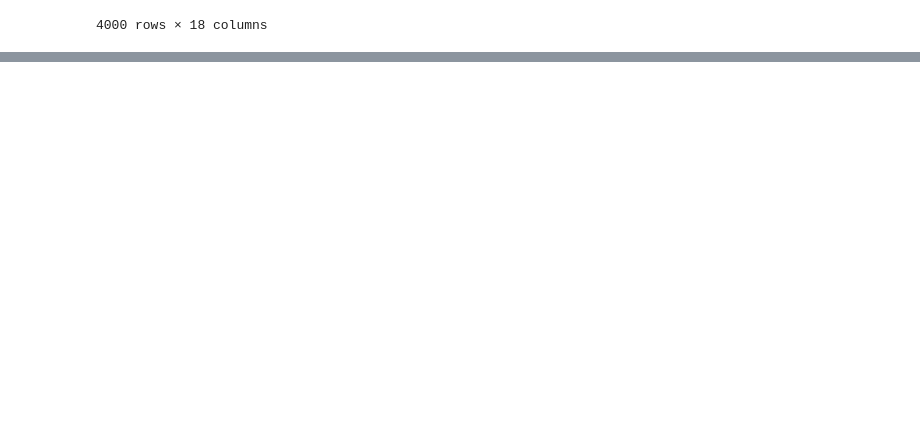
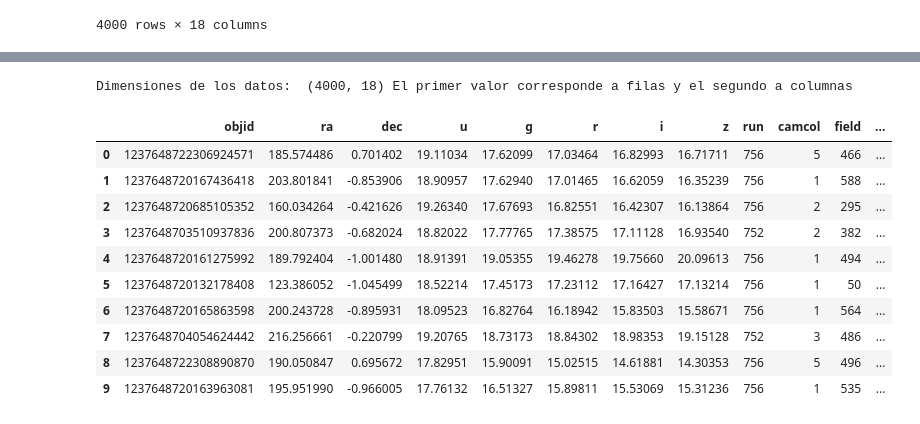
Before and after one commit to Marcosespa/Laboratorio-1-BI, a Jupyter notebook: laboratorios-master/202510/Laboratorio 1 - Regresión/lab1.ipynb, the cells around one changed output, grey strips where cells are left out. Saved outputs shown, nothing was run; the diff lists cells and outputs as text; code cells hidden in the pictures; blank space fills up the shorter version.

```diff
--- a/laboratorios-master/202510/Laboratorio 1 - Regresión/lab1.ipynb
+++ b/laboratorios-master/202510/Laboratorio 1 - Regresión/lab1.ipynb
@@ -32,0 +65,20 @@ data_t
+# %%
+#Entendimiento del tamaño del data Set a ser manejado
+print('Dimensiones de los datos: ', data_t.shape, 'El primer valor corresponde a filas y el segundo a columnas')
+# %% [output]
+Dimensiones de los datos:  (4000, 18) El primer valor corresponde a filas y el segundo a columnas
+# %%
+# Visualizacion de los primeros 10 datos
+display(data_t.head(10))
+# %% [output]
+|  | objid | ra | dec | u | g | r | i | z | run | camcol | field | ... |
+| 0 | 1237648722306924571 | 185.574486 | 0.701402 | 19.11034 | 17.62099 | 17.03464 | 16.82993 | 16.71711 | 756 | 5 | 466 | ... |
+| 1 | 1237648720167436418 | 203.801841 | -0.853906 | 18.90957 | 17.62940 | 17.01465 | 16.62059 | 16.35239 | 756 | 1 | 588 | ... |
+| 2 | 1237648720685105352 | 160.034264 | -0.421626 | 19.26340 | 17.67693 | 16.82551 | 16.42307 | 16.13864 | 756 | 2 | 295 | ... |
+| 3 | 1237648703510937836 | 200.807373 | -0.682024 | 18.82022 | 17.77765 | 17.38575 | 17.11128 | 16.93540 | 752 | 2 | 382 | ... |
+| 4 | 1237648720161275992 | 189.792404 | -1.001480 | 18.91391 | 19.05355 | 19.46278 | 19.75660 | 20.09613 | 756 | 1 | 494 | ... |
+| 5 | 1237648720132178408 | 123.386052 | -1.045499 | 18.52214 | 17.45173 | 17.23112 | 17.16427 | 17.13214 | 756 | 1 | 50 | ... |
+| 6 | 1237648720165863598 | 200.243728 | -0.895931 | 18.09523 | 16.82764 | 16.18942 | 15.83503 | 15.58671 | 756 | 1 | 564 | ... |
+| 7 | 1237648704054624442 | 216.256661 | -0.220799 | 19.20765 | 18.73173 | 18.84302 | 18.98353 | 19.15128 | 752 | 3 | 486 | ... |
+| 8 | 1237648722308890870 | 190.050847 | 0.695672 | 17.82951 | 15.90091 | 15.02515 | 14.61881 | 14.30353 | 756 | 5 | 496 | ... |
+| 9 | 1237648720163963081 | 195.951990 | -0.966005 | 17.76132 | 16.51327 | 15.89811 | 15.53069 | 15.31236 | 756 | 1 | 535 | ... |
```
Also changed, not shown: parts of 17 cells of this notebook, 1 other file.
